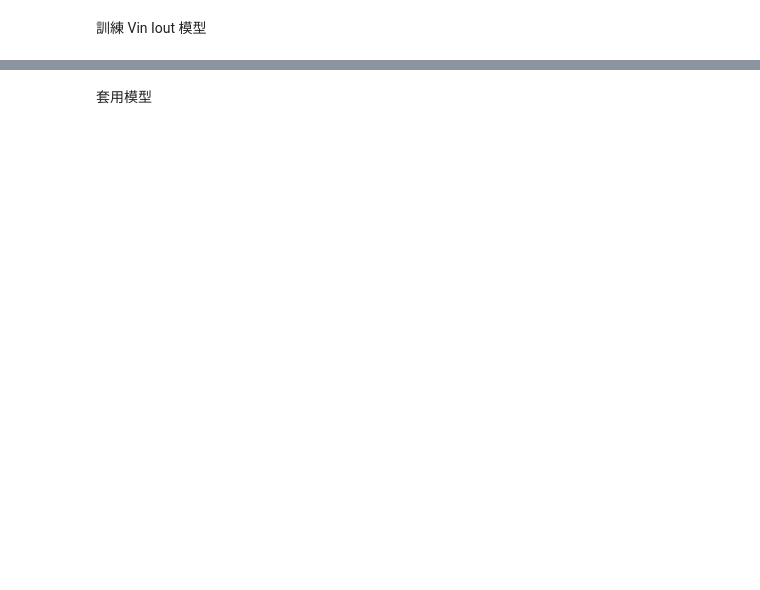
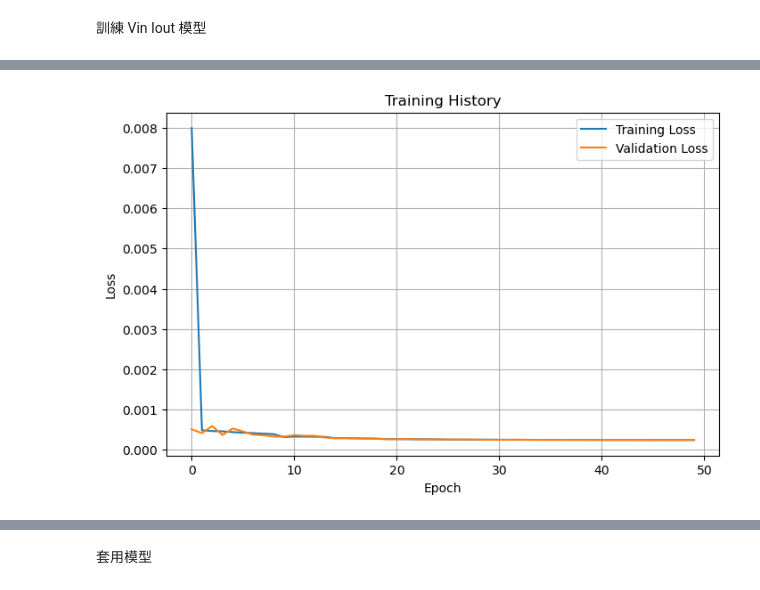
Before and after one commit to ChenPeiYi0620/NTU-RUL-data-analysis, a Jupyter notebook: 0822_PEWC_ccae_rul.ipynb, the cells around one changed output, grey strips where cells are left out. Saved outputs shown, nothing was run; the diff lists cells and outputs as text; code cells hidden in the pictures; blank space fills up the shorter version.

```diff
--- a/0822_PEWC_ccae_rul.ipynb
+++ b/0822_PEWC_ccae_rul.ipynb
@@ -964,0 +1088,78 @@ Epoch 20/20
+# %%
+from tensorflow.keras.callbacks import ReduceLROnPlateau, EarlyStopping
+from tensorflow.keras.optimizers import Adam
+
+
+def compile_and_prepare_model(model, initial_learning_rate=1e-3):
+
+    model.compile(
+        optimizer=Adam(learning_rate=initial_learning_rate),
+        loss='mse',
+        weighted_metrics=[]
+    )
+
+    lr_scheduler = ReduceLROnPlateau(
+        monitor='val_loss',
+        factor=0.5,
+        patience=5,
+        min_lr=1e-7,
+        verbose=1
+    )
+
+    early_stop = EarlyStopping(
+        monitor='val_loss',
+        patience=10,
+        min_delta=1e-6,
+        restore_best_weights=True,
+        verbose=1
+    )
+    return lr_scheduler, early_stop
+
+lr_scheduler_flux, early_stop_flux = compile_and_prepare_model(my_model_V_in_I_out_PEWC_rul5)
+
+# 測試模型結構是否正確 (無condition torque 為假輸入)
+my_model_V_in_I_out_PEWC_rul5.predict([ past_voltages[0:1,:,:], torque_array[0:1,:], torque_array[0:1,:]])
+#測試模型是否能夠正確讀取
+my_model_V_in_I_out_PEWC_rul5.save(os.path.join(model_path, model_name + '_VI_rul5.keras'))
+my_model_V_in_I_out_PEWC_rul5= load_model(os.path.join(model_path, model_name + '_VI_rul5.keras'))
+print("Model structures passed, start training...")
+
+
+with tf.device('/GPU:0'):
+    print("開始訓練...")
+    history_VI = my_model_V_in_I_out_PEWC_rul5.fit(
+        x=[past_voltages_normalized_rul5, torque_array_rul5, torque_array_rul5],
+        y=past_currents_normalized_rul5,
+        batch_size=128,
+        epochs=50,
+        validation_split=0.1,
+        callbacks=[lr_scheduler_flux, early_stop_flux]
+    )
+
+plt.figure(figsize=(8, 5))
+plt.plot(history_VI.history['loss'], label='Training Loss')
+if 'val_loss' in history_VI.history:
+    plt.plot(history_VI.history['val_loss'], label='Validation Loss')
+plt.xlabel('Epoch')
+plt.ylabel('Loss')
+plt.title('Training History')
+plt.legend()
+plt.grid(True)
+plt.show()
+
+
+# save model
+my_model_V_in_I_out_PEWC_rul5.save(os.path.join(model_path, model_name + '_VI_rul5.keras'))
+
+metadata = {
+    "model_name": model_name+'_VI_rul5',
+    "sequence_length": sequence_length,
+    "trained": True,
+    "train_loss": history_VI.history['loss'][-1],
+    "val_loss": history_VI.history.get('val_loss', [None])[-1],
+    "train_date": datetime.now().strftime("%Y-%m-%d %H:%M:%S"),
+}
+
+with open(os.path.join(model_path, model_name + '_VI_rul5_metadata.json'), "w", encoding="utf-8") as f:
+    json.dump(metadata, f, ensure_ascii=False, indent=4)
+# %% [output]
@@ -964,0 +1183 @@ Epoch 20/20
+[figure, added]
```
Also changed, not shown: parts of 30 cells of this notebook, 54 other files.
